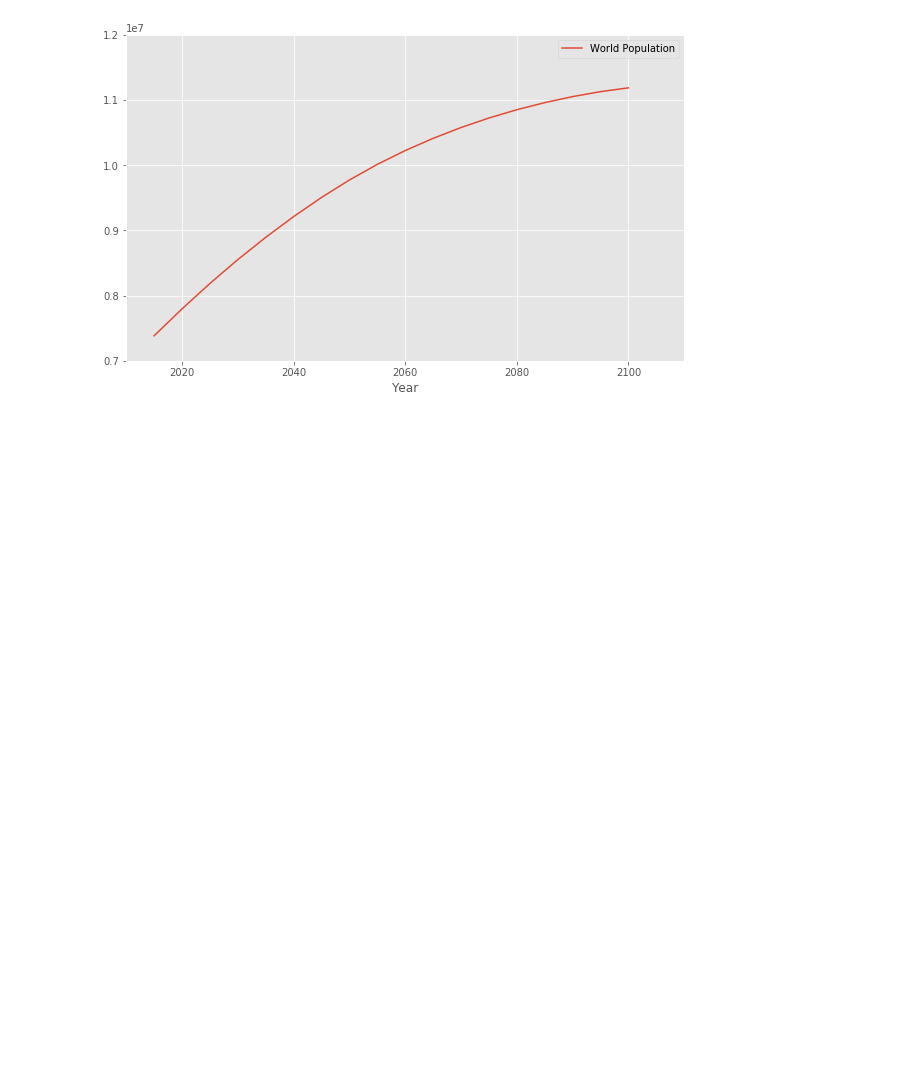
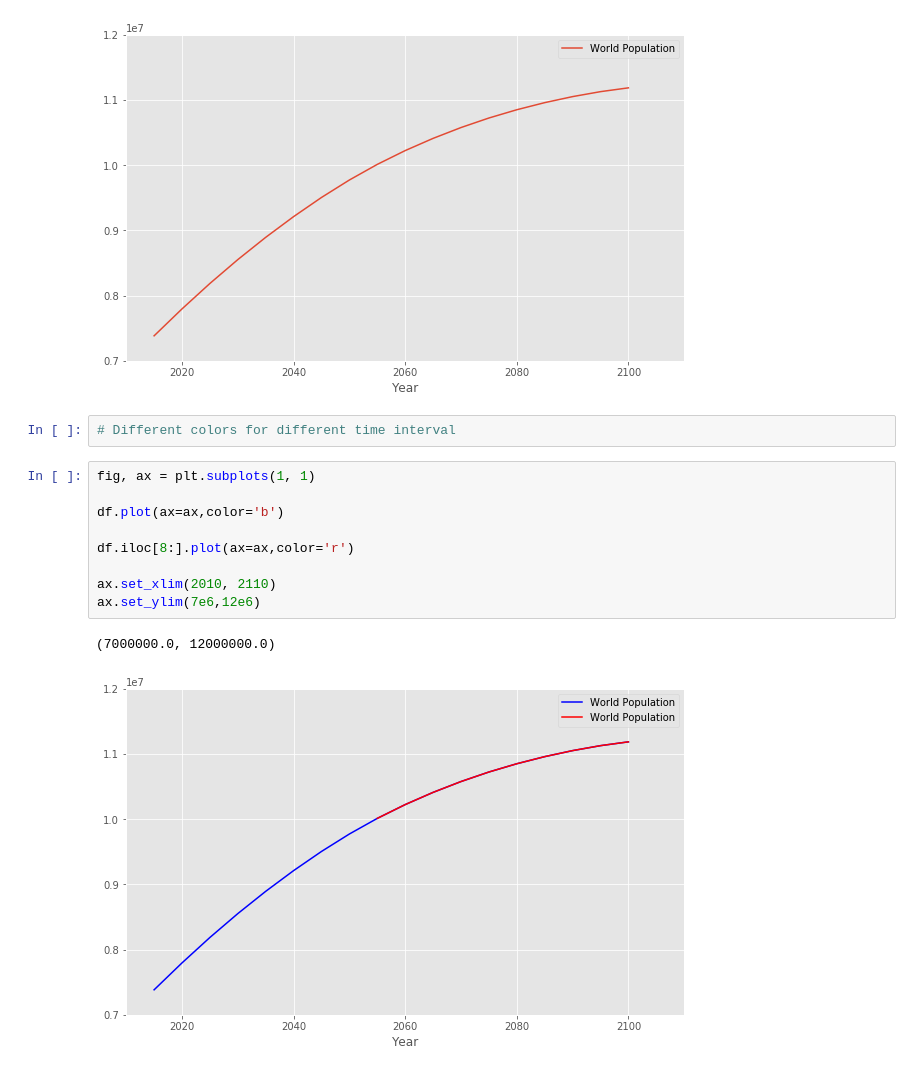
Before and after one commit to PacktPublishing/-Time-Series-Forecasting-with-Python-3.X, a Jupyter notebook: section 1/1.4Time Series Data Exploration.ipynb, the cells around one changed output. Drawn from its saved outputs; the diff is of its cells as text; blank space fills up the shorter version.

Commit message:
adding multi-color for the plots on different timeframes

```diff
--- a/section 1/1.4Time Series Data Exploration.ipynb
+++ b/section 1/1.4Time Series Data Exploration.ipynb
@@ -56,3 +56,17 @@ df.plot(xlim=(2010, 2110), ylim=(7e6,12e6))
 # %% [output]
 <matplotlib.axes._subplots.AxesSubplot at 0x...>
 [figure]
+# %%
+# Different colors for different time interval
+# %%
+fig, ax = plt.subplots(1, 1)
+
+df.plot(ax=ax,color='b')
+
+df.iloc[8:].plot(ax=ax,color='r')
+
+ax.set_xlim(2010, 2110)
+ax.set_ylim(7e6,12e6)
+# %% [output]
+(7000000.0, 12000000.0)
+[figure, added]
```
